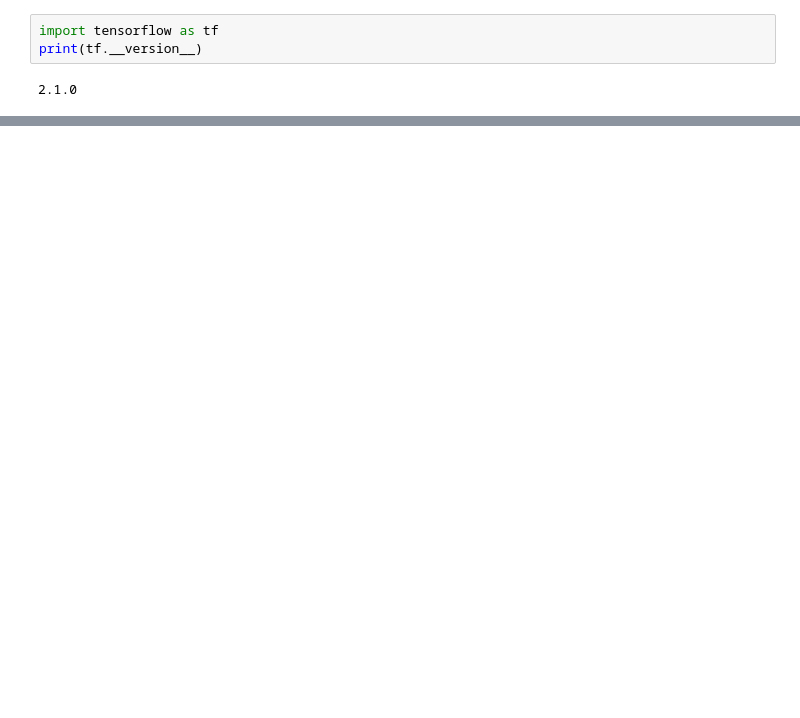
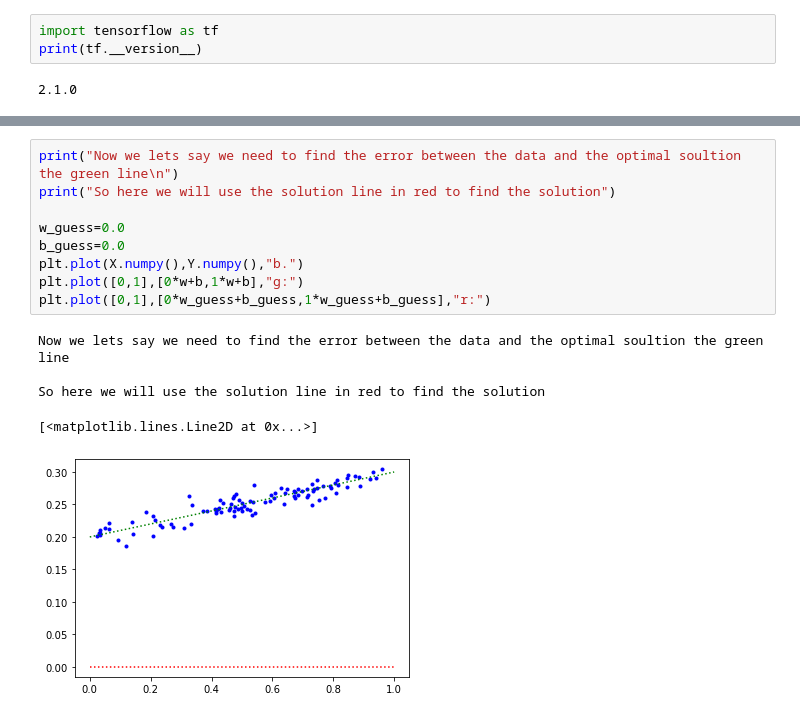
Before and after one commit to YashMunjal/Deep-learning-keras, a Jupyter notebook: linear-regression.ipynb, the cells around one changed output, grey strips where cells are left out. Drawn from its saved outputs; the diff is of its cells as text; blank space fills up the shorter version.

```diff
--- a/linear-regression.ipynb
+++ b/linear-regression.ipynb
@@ -113,0 +124,15 @@ Plotting the data
+# %%
+print("Now we lets say we need to find the error between the data and the optimal soultion the green line\n")
+print("So here we will use the solution line in red to find the solution")
+
+w_guess=0.0
+b_guess=0.0
+plt.plot(X.numpy(),Y.numpy(),"b.")
+plt.plot([0,1],[0*w+b,1*w+b],"g:")
+plt.plot([0,1],[0*w_guess+b_guess,1*w_guess+b_guess],"r:")
+# %% [output]
+Now we lets say we need to find the error between the data and the optimal soultion the green line
+
+So here we will use the solution line in red to find the solution
+[<matplotlib.lines.Line2D at 0x...>]
+[figure, added]
```
Also changed, not shown: parts of 16 cells of this notebook.
